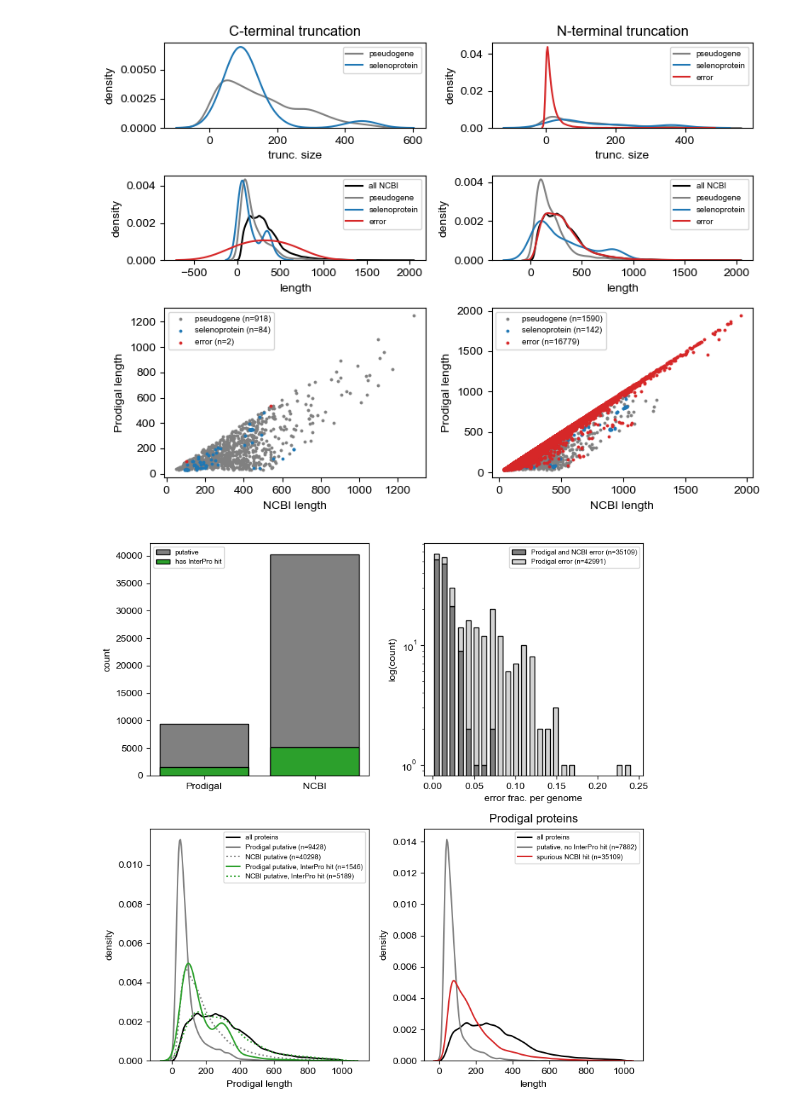
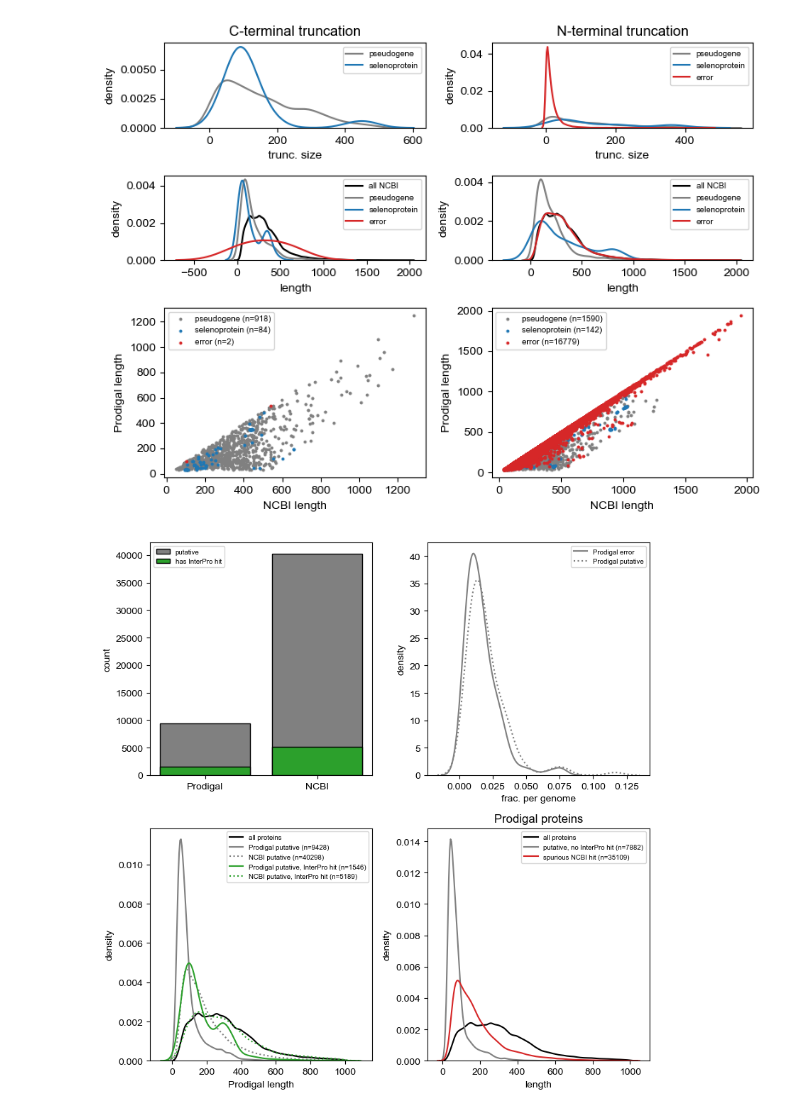
Before and after one commit to pipparichter/frugal, a Jupyter notebook: notebooks/errors.ipynb, the cells around one changed output. Drawn from its saved outputs; the diff is of its cells as text; code cells hidden in the pictures.

```diff
--- a/notebooks/errors.ipynb
+++ b/notebooks/errors.ipynb
@@ -237,19 +241,20 @@ ref_out_df = ref_out_df.merge(interpro_df, left_index=True, right_index=True, ho
 def figure_3(ref_out_df, max_length:int=1000, path:str='../figures/errors-figure_3.png'):
 
     df = ref_out_df[['genome_id']].copy()
-    df['ncbi_error'] = ref_out_df.apply(is_ncbi_error, axis=1)
-    df['ncbi_putative'] = ref_out_df.apply(is_putative, axis=1)
-    df['prodigal_error'] = ref_out_df.apply(is_prodigal_error, axis=1)
-    df['prodigal_putative'] = ~ref_out_df.apply(has_ref_hit, axis=1)
     df['length'] = get_lengths(ref_out_df, ref=False)
-    df['has_ref_hit'] = ref_out_df.apply(has_ref_hit, axis=1)
-    df['has_interpro_hit'] = ref_out_df.apply(has_interpro_hit, axis=1)
     if max_length is not None:
         df = df[df.length < max_length]
 
-    n_prodigal_error = df.prodigal_error.sum()
-    n_prodigal_and_ncbi_error = (df.prodigal_error & df.ncbi_error).sum()
-    # print((~df.prodigal_error & df.ncbi_error).sum())
+    df['interpro_hit'] = ref_out_df.apply(has_interpro_hit, axis=1)
+    df['ncbi_putative'] = ref_out_df.apply(is_putative_ncbi, axis=1)
+    df['prodigal_putative'] = ref_out_df.apply(is_putative_prodigal, axis=1)
+    df['prodigal_error'] = df.prodigal_putative & ~df.interpro_hit
+    df['ncbi_error'] = df.ncbi_putative & ~df.interpro_hit
+
+    # print(f'figure_3: {len(df)} total proteins.')
+    # print(f'figure_3: {(df.ncbi_putative).sum()} putative NCBI proteins.')
+    # print(f'figure_3: {(df.prodigal_putative).sum()} putative Prodigal proteins.')
+    # print(f'figure_3: {(df.interpro_hit).sum()} proteins with InterPro hits.')
 
     # fig, (ax_a, ax_b) = plt.subplots(nrows=2, figsize=(8, 4))
     fig = plt.figure(figsize=(8, 8), layout='tight')
@@ -260,58 +265,56 @@ def figure_3(ref_out_df, max_length:int=1000, path:str='../figures/errors-figure
     ax_d = fig.add_subplot(grid[1, 1])
 
     ax_a.bar([0], df.prodigal_putative.sum(), color='gray', edgecolor='black', label='putative')
-    ax_a.bar([0], (df.prodigal_putative & df.has_interpro_hit).sum(), color='tab:green', edgecolor='black', label='has InterPro hit')
+    ax_a.bar([0], (df.prodigal_putative & df.interpro_hit).sum(), color='tab:green', edgecolor='black', label='has InterPro hit')
     ax_a.bar([1], df.ncbi_putative.sum(), color='gray', edgecolor='black')
-    ax_a.bar([1], (df.ncbi_putative & df.has_interpro_hit).sum(), color='tab:green', edgecolor='black')
+    ax_a.bar([1], (df.ncbi_putative & df.interpro_hit).sum(), color='tab:green', edgecolor='black')
     ax_a.set_ylabel('count')
     ax_a.set_xticks([0, 1], labels=['Prodigal', 'NCBI'])
     ax_a.legend(fontsize='x-small', loc='upper left')
 
     ax_b_data = list()
-    ax_b_data += [df.groupby('genome_id').apply(lambda df : (df.prodigal_error & ~df.ncbi_error).sum() / len(df), include_groups=False)]
-    ax_b_data += [df.groupby('genome_id').apply(lambda df : (df.prodigal_error & df.ncbi_error).sum() / len(df), include_groups=False)]
-
-    labels = [f'Prodigal and NCBI error (n={n_prodigal_and_ncbi_error})', f'Prodigal error (n={n_prodigal_error})']
-    kwargs = {'color':['gray', 'lightgray'], 'edgecolor':'black'} # , bins=25,
-    ax_b.hist(ax_b_data, bins=25, stacked=True, width=0.006, label=labels, **kwargs)
-    ax_b.set_yscale('log')
-    ax_b.set_xlabel('error frac. per genome')
-    ax_b.set_ylabel('log(count)')
+    labels = {'prodigal_error':'Prodigal error', 'prodigal_putative':'Prodigal putative'}
+    linestyles = {'prodigal_error':'-', 'prodigal_putative':':'}
+    for col, label in labels.items():
+        data = df.groupby('genome_id').apply(lambda df : df[col].sum() / len(df), include_groups=False)
+        sns.kdeplot(data, ax=ax_b, color='gray', label=label, linestyle=linestyles[col])
+    ax_b.set_xlabel('frac. per genome')
+    ax_b.set_ylabel('density')
     ax_b.legend(fontsize='x-small')
 
     ax_c_data = dict()
     ax_c_data['Prodigal putative'] = df[df.prodigal_putative].length
     ax_c_data['NCBI putative'] = df[df.ncbi_putative].length
-    ax_c_data['Prodigal putative, InterPro hit'] = df[df.prodigal_putative & df.has_interpro_hit].length
-    ax_c_data['NCBI putative, InterPro hit'] = df[df.ncbi_putative & df.has_interpro_hit].length
+    ax_c_data['Prodigal putative, InterPro hit'] = df[df.prodigal_putative & df.interpro_hit].length
+    ax_c_data['NCBI putative, InterPro hit'] = df[df.ncbi_putative & df.interpro_hit].length
 
     colors = {'Prodigal putative':'gray', 'NCBI putative':'gray', 'Prodigal putative, InterPro hit':'tab:green', 'NCBI putative, InterPro hit':'tab:green'}
     linestyles = {'Prodigal putative':'-', 'NCBI putative':':', 'Prodigal putative, InterPro hit':'-', 'NCBI putative, InterPro hit':':'}
 
     sns.kdeplot(df.length, color='black', label=f'all proteins', ax=ax_c)
     for label, lengths in ax_c_data.items():
         sns.kdeplot(lengths, color=colors[label], label=f'{label} (n={len(lengths)})', ls=linestyles[label], ax=ax_c)
     ax_c.set_ylabel('density')
     ax_c.set_xlabel('Prodigal length')
     ax_c.legend(fontsize='x-small')
 
     ax_d.set_title('Prodigal proteins')
     ax_d_data = dict()
-    ax_d_data['putative, no InterPro hit'] = df[df.prodigal_putative & ~df.has_interpro_hit].length
-    ax_d_data['spurious NCBI hit'] = df[df.has_ref_hit & df.ncbi_error].length
+    ax_d_data['putative, no InterPro hit'] = df[df.prodigal_putative & ~df.interpro_hit].length
+    ax_d_data['spurious NCBI hit'] = df[~df.prodigal_putative & df.ncbi_error].length
 
     colors = {'putative, no InterPro hit':'gray','spurious NCBI hit':'tab:red'}
 
     sns.kdeplot(df.length, color='black', label=f'all proteins', ax=ax_d)
     for label, lengths in ax_d_data.items():
         sns.kdeplot(lengths, color=colors[label], label=f'{label} (n={len(lengths)})', ax=ax_d)
     ax_d.set_ylabel('density')
     ax_d.set_xlabel('length')
     ax_d.legend(fontsize='x-small')
 
     fig.savefig(path, dpi=500)
     plt.show()
 
 figure_3(ref_out_df)
 # %% [output]
-[figure, old version]
+[figure, new version]
```
Also changed, not shown: parts of 4 cells of this notebook, 4 other files.
